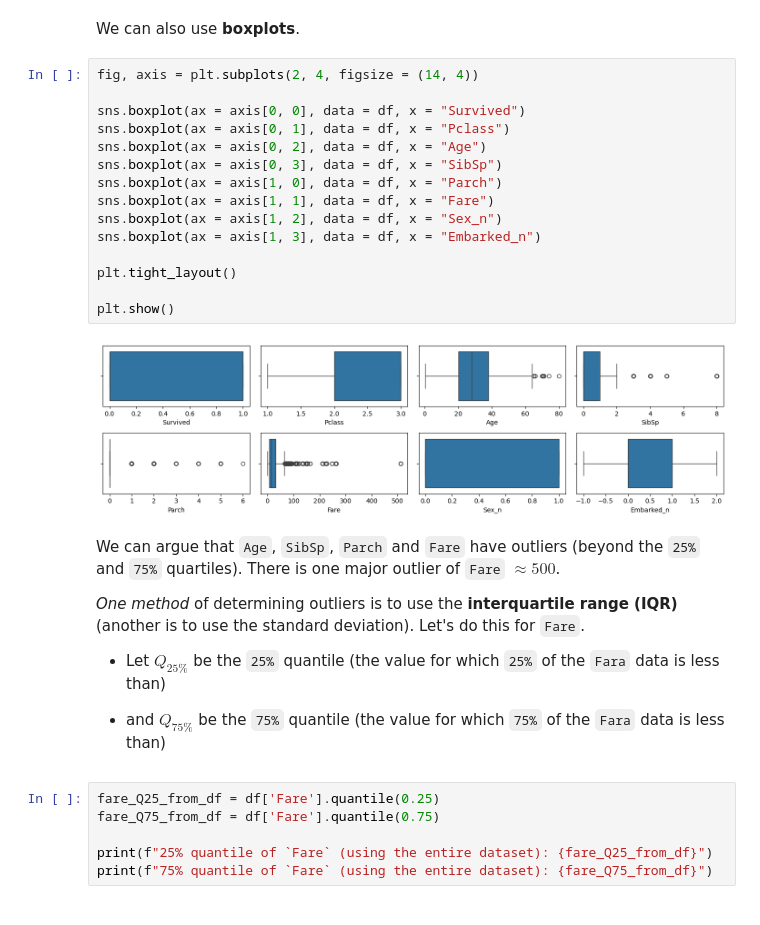
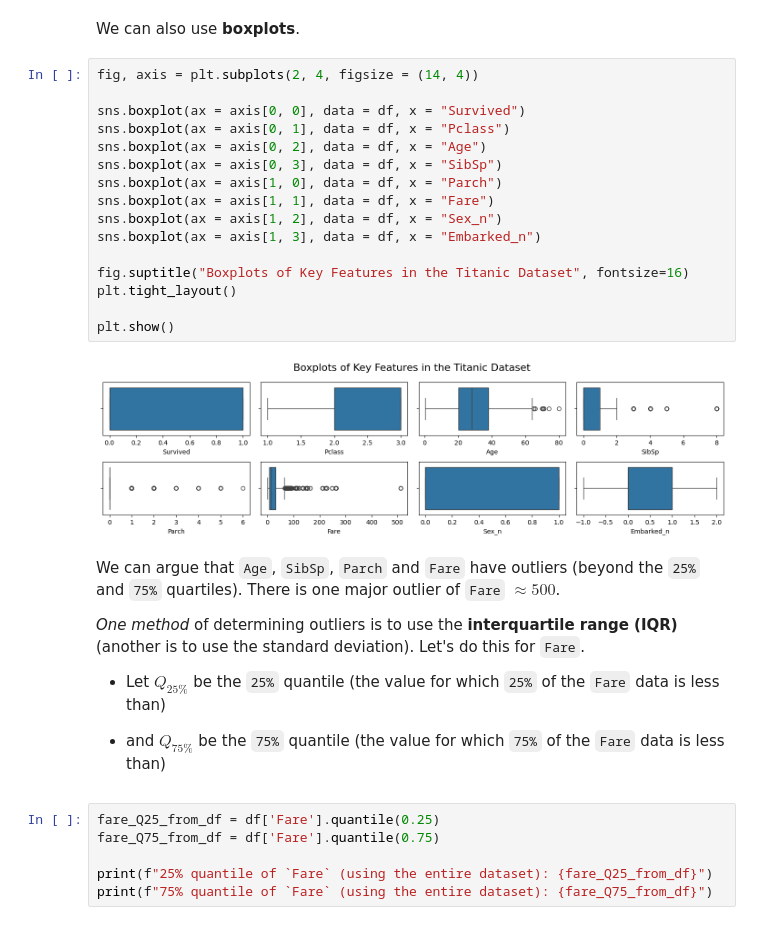
Before and after one commit to themarisolhernandez/ds-review-lessons, a Jupyter notebook: 16-exploratory-data-analysis.ipynb, the cells around one changed output. Cells and saved outputs as stored; diff of their text form.

```diff
--- a/16-exploratory-data-analysis.ipynb
+++ b/16-exploratory-data-analysis.ipynb
@@ -868,28 +868,29 @@ We can also use **boxplots**.
 # %%
 fig, axis = plt.subplots(2, 4, figsize = (14, 4))
 
 sns.boxplot(ax = axis[0, 0], data = df, x = "Survived")
 sns.boxplot(ax = axis[0, 1], data = df, x = "Pclass")
 sns.boxplot(ax = axis[0, 2], data = df, x = "Age")
 sns.boxplot(ax = axis[0, 3], data = df, x = "SibSp")
 sns.boxplot(ax = axis[1, 0], data = df, x = "Parch")
 sns.boxplot(ax = axis[1, 1], data = df, x = "Fare")
 sns.boxplot(ax = axis[1, 2], data = df, x = "Sex_n")
 sns.boxplot(ax = axis[1, 3], data = df, x = "Embarked_n")
 
+fig.suptitle("Boxplots of Key Features in the Titanic Dataset", fontsize=16)
 plt.tight_layout()
 
 plt.show()
 # %% [output]
-[figure, old version]
+[figure, new version]
 # %% [markdown]
 We can argue that `Age`, `SibSp`, `Parch` and `Fare` have outliers (beyond the `25%` and `75%` quartiles). There is one major outlier of `Fare` $\approx 500$.
 
 *One method* of determining outliers is to use the **interquartile range (IQR)** (another is to use the standard deviation). Let's do this for `Fare`.
 
-- Let $Q_{25\%}$ be the `25%` quantile (the value for which `25%` of the `Fara` data is less than)
+- Let $Q_{25\%}$ be the `25%` quantile (the value for which `25%` of the `Fare` data is less than)
 
-- and $Q_{75\%}$ be the `75%` quantile (the value for which `75%` of the `Fara` data is less than)
+- and $Q_{75\%}$ be the `75%` quantile (the value for which `75%` of the `Fare` data is less than)
 # %%
 fare_Q25_from_df = df['Fare'].quantile(0.25)
 fare_Q75_from_df = df['Fare'].quantile(0.75)
```
Also changed, not shown: parts of 31 cells of this notebook, 3 other files.
